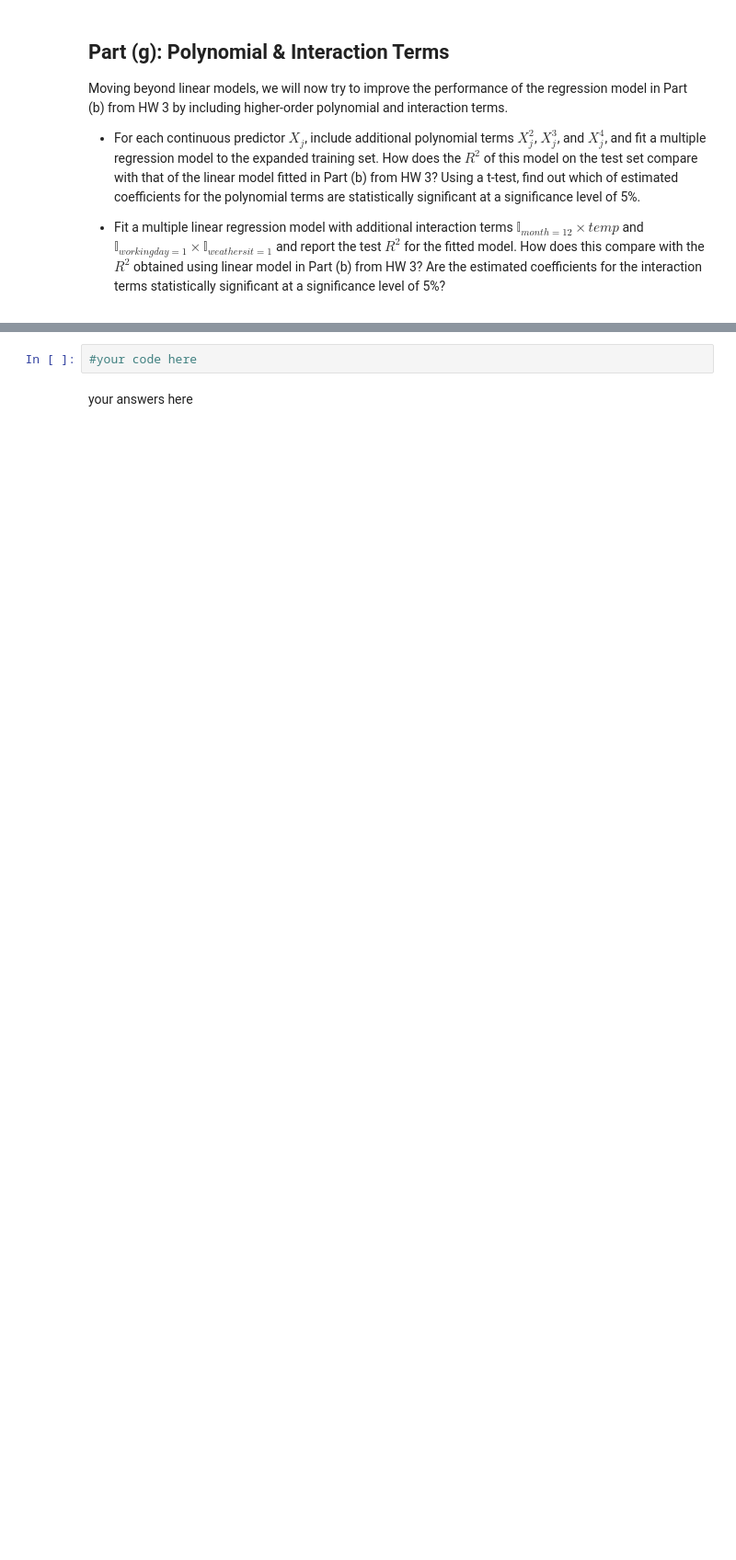
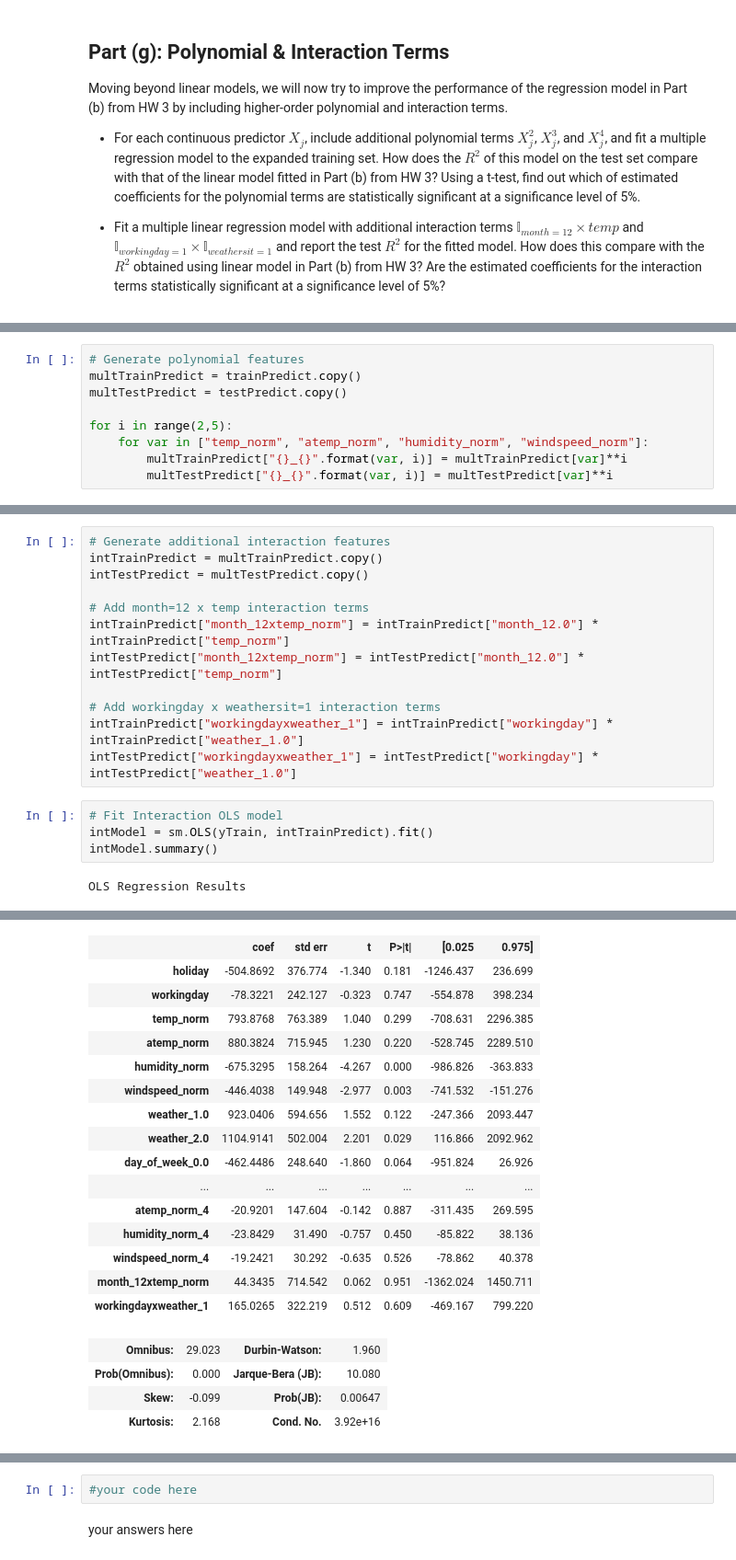
Before and after one commit to EverettSussman/CS109HW4, a Jupyter notebook: cs109a_hw4.ipynb, the cells around one changed output, grey strips where cells are left out. Shown at 92% size. Drawn from its saved outputs; the diff is of its cells as text; blank space fills up the shorter version.

```diff
--- a/cs109a_hw4.ipynb
+++ b/cs109a_hw4.ipynb
@@ -187,0 +276,9 @@ your answers here
+# %%
+# Generate polynomial features
+multTrainPredict = trainPredict.copy()
+multTestPredict = testPredict.copy()
+
+for i in range(2,5):
+    for var in ["temp_norm", "atemp_norm", "humidity_norm", "windspeed_norm"]:
+        multTrainPredict["{}_{}".format(var, i)] = multTrainPredict[var]**i
+        multTestPredict["{}_{}".format(var, i)] = multTestPredict[var]**i
@@ -187,0 +300,18 @@ your answers here
+# %%
+# Generate additional interaction features
+intTrainPredict = multTrainPredict.copy()
+intTestPredict = multTestPredict.copy()
+
+# Add month=12 x temp interaction terms
+intTrainPredict["month_12xtemp_norm"] = intTrainPredict["month_12.0"] * intTrainPredict["temp_norm"]
+intTestPredict["month_12xtemp_norm"] = intTestPredict["month_12.0"] * intTestPredict["temp_norm"]
+
+# Add workingday x weathersit=1 interaction terms
+intTrainPredict["workingdayxweather_1"] = intTrainPredict["workingday"] * intTrainPredict["weather_1.0"]
+intTestPredict["workingdayxweather_1"] = intTestPredict["workingday"] * intTestPredict["weather_1.0"]
+# %%
+# Fit Interaction OLS model
+intModel = sm.OLS(yTrain, intTrainPredict).fit()
+intModel.summary()
+# %% [output]
+OLS Regression Results
@@ -187,0 +327,20 @@ your answers here
+|  | coef | std err | t | P>|t| | [0.025 | 0.975] |
+| holiday | -504.8692 | 376.774 | -1.340 | 0.181 | -1246.437 | 236.699 |
+| workingday | -78.3221 | 242.127 | -0.323 | 0.747 | -554.878 | 398.234 |
+| temp_norm | 793.8768 | 763.389 | 1.040 | 0.299 | -708.631 | 2296.385 |
+| atemp_norm | 880.3824 | 715.945 | 1.230 | 0.220 | -528.745 | 2289.510 |
+| humidity_norm | -675.3295 | 158.264 | -4.267 | 0.000 | -986.826 | -363.833 |
+| windspeed_norm | -446.4038 | 149.948 | -2.977 | 0.003 | -741.532 | -151.276 |
+| weather_1.0 | 923.0406 | 594.656 | 1.552 | 0.122 | -247.366 | 2093.447 |
+| weather_2.0 | 1104.9141 | 502.004 | 2.201 | 0.029 | 116.866 | 2092.962 |
+| day_of_week_0.0 | -462.4486 | 248.640 | -1.860 | 0.064 | -951.824 | 26.926 |
+| ... | ... | ... | ... | ... | ... | ... |
+| atemp_norm_4 | -20.9201 | 147.604 | -0.142 | 0.887 | -311.435 | 269.595 |
+| humidity_norm_4 | -23.8429 | 31.490 | -0.757 | 0.450 | -85.822 | 38.136 |
+| windspeed_norm_4 | -19.2421 | 30.292 | -0.635 | 0.526 | -78.862 | 40.378 |
+| month_12xtemp_norm | 44.3435 | 714.542 | 0.062 | 0.951 | -1362.024 | 1450.711 |
+| workingdayxweather_1 | 165.0265 | 322.219 | 0.512 | 0.609 | -469.167 | 799.220 |
+| Omnibus: | 29.023 | Durbin-Watson: | 1.960 |
+| Prob(Omnibus): | 0.000 | Jarque-Bera (JB): | 10.080 |
+| Skew: | -0.099 | Prob(JB): | 0.00647 |
+| Kurtosis: | 2.168 | Cond. No. | 3.92e+16 |
```
Also changed, not shown: parts of 22 cells of this notebook.
